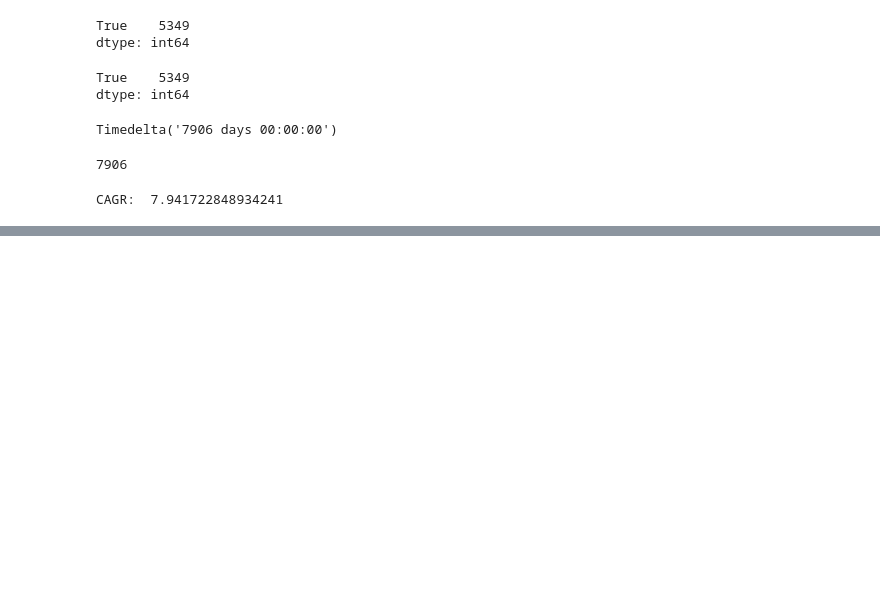
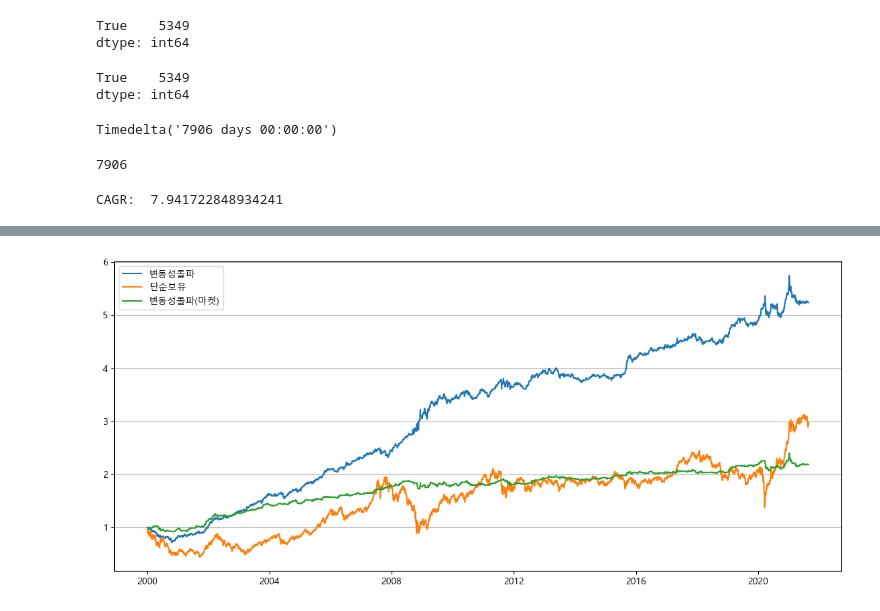
Before and after one commit to sejinhwang97ko/2023prac, a Jupyter notebook: 20230426/02_변동성돌파전략.ipynb, the cells around one changed output, grey strips where cells are left out. Drawn from its saved outputs; the diff is of its cells as text; code cells hidden in the pictures; blank space fills up the shorter version.

```diff
--- a/20230426/02_변동성돌파전략.ipynb
+++ b/20230426/02_변동성돌파전략.ipynb
@@ -122,0 +174,6 @@ CAGR:  7.941722848934241
+# %%
+# 이동평균선 10일치
+df['MA10'] = df['Close'].rolling(10).mean()
+df.iloc
+# %%
+df['매매신호'] = df['Open'] > df['MA10'].shift(1)
@@ -122,0 +190,20 @@ CAGR:  7.941722848934241
+# %%
+# 수익율 계산 방법 -> 매매신호가 1이고, 고가가 목표가보다 높은 경우
+df['수익율2'] = np.where(
+    (df['매매신호'] == 1) & (df['High'] > df['목표가']),
+    df['Close'] / df['목표가'],
+    1
+)
+# %%
+df['누적수익율2'] = df['수익율2'].cumprod()
+# %%
+plt.figure(figsize=(14,6))
+plt.grid(True, axis='y')
+
+plt.plot(df['누적수익율'], label='변동성돌파')
+plt.plot(df['Close']/df['Close'].iloc[0], label='단순보유') # 바이앤홀드
+plt.plot(df['누적수익율2'], label='변동성돌파(마켓)')
+plt.legend()
+plt.show()
+# %% [output]
+[figure, added]
```
Also changed, not shown: parts of 10 cells of this notebook.
